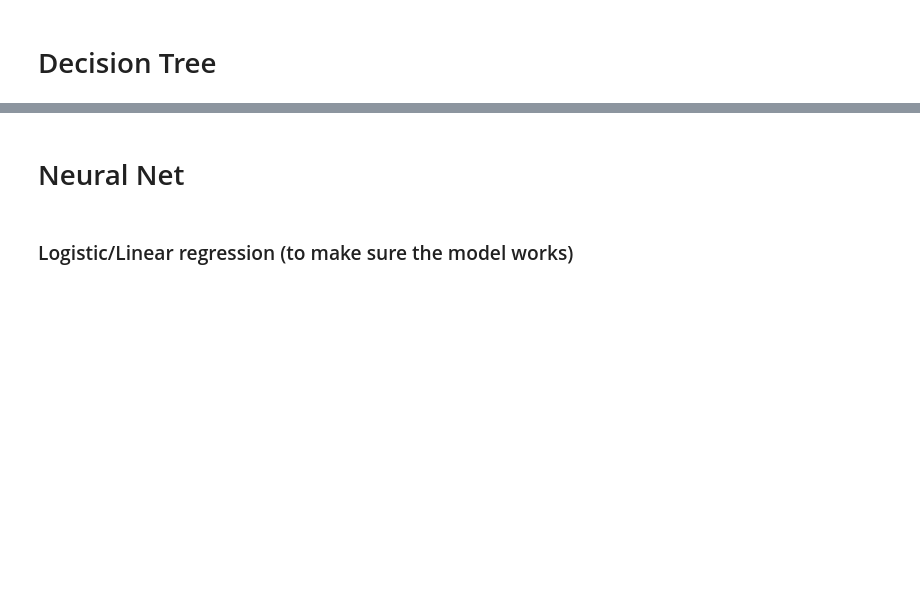
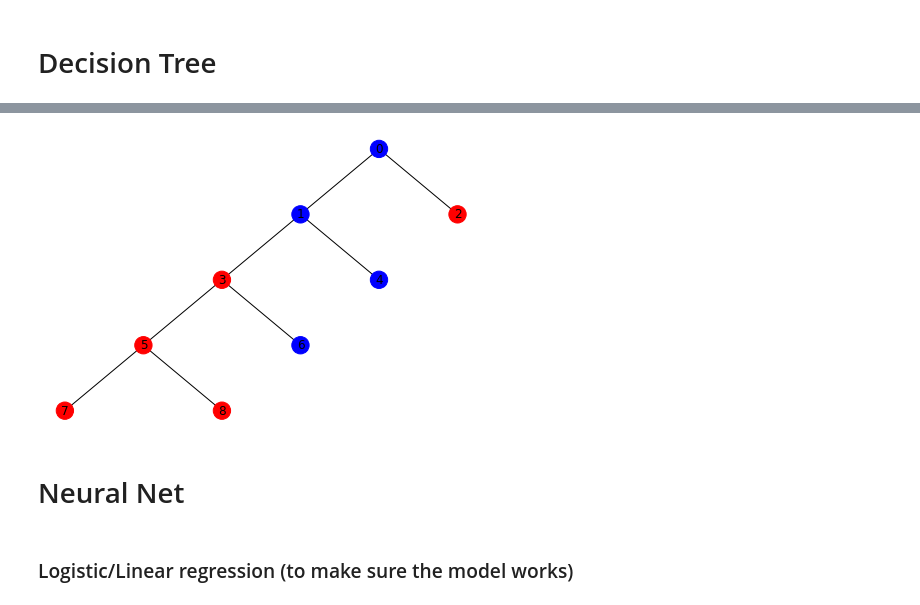
Before and after one commit to akshayyeluri/MLModels, a Jupyter notebook: demo.ipynb, the cells around one changed output, grey strips where cells are left out. Saved outputs shown, nothing was run; the diff lists cells and outputs as text; code cells hidden in the pictures; blank space fills up the shorter version.

```diff
--- a/demo.ipynb
+++ b/demo.ipynb
@@ -90,3 +92,10 @@ d.quickPlot(X, Y, axis=ax)
+# %%
+g = d.to_networkx()
+pos=tree_layout(g, prog='dot')
+colors = ['b' if n['value'] == 1 else 'r' for _, n in g.nodes(data=True)]
+nx.draw(g, pos, with_labels=True, arrows=False, node_color=colors)
+# %% [output]
+[figure, added]
 # %% [markdown]
 # Neural Net
 # %% [markdown]
```
Also changed, not shown: parts of 7 cells of this notebook, 2 other files.
